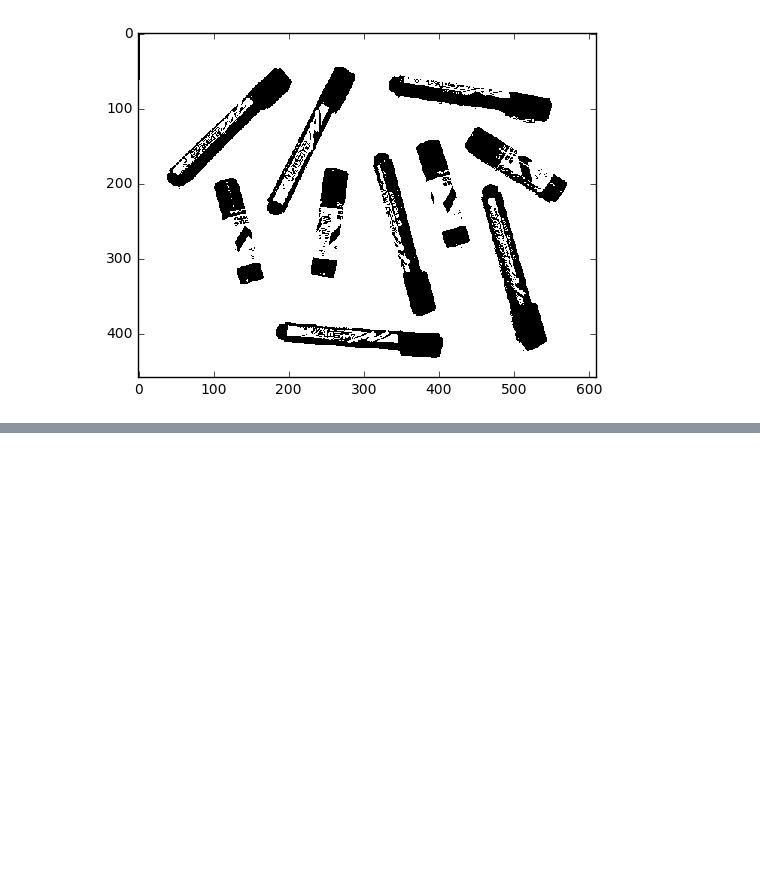
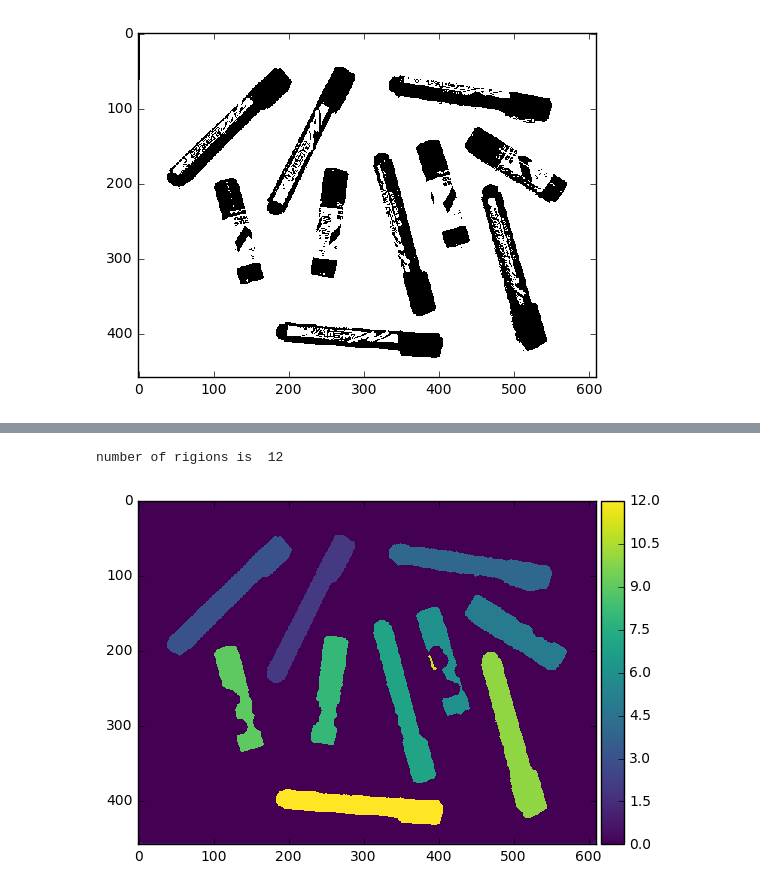
Before and after one commit to juliakamkova/B31XB-IIP-TP-1617, a Jupyter notebook: 5-segmentation/segmentation.ipynb, the cells around one changed output, grey strips where cells are left out. Cells and saved outputs as stored; diff of their text form; code cells hidden in the pictures; blank space fills up the shorter version.

```diff
--- a/5-segmentation/segmentation.ipynb
+++ b/5-segmentation/segmentation.ipynb
@@ -157,0 +156,9 @@ plt.show()
+# %%
+label_img, n = label(clos_obj, background=True, connectivity=1, return_num= True)
+print ('number of rigions is ', n)
+plt.figure
+imshow (label_img)
+plt.show()
+# %% [output]
+number of rigions is  12
+[figure, added]
```
Also changed, not shown: parts of 6 cells of this notebook.
